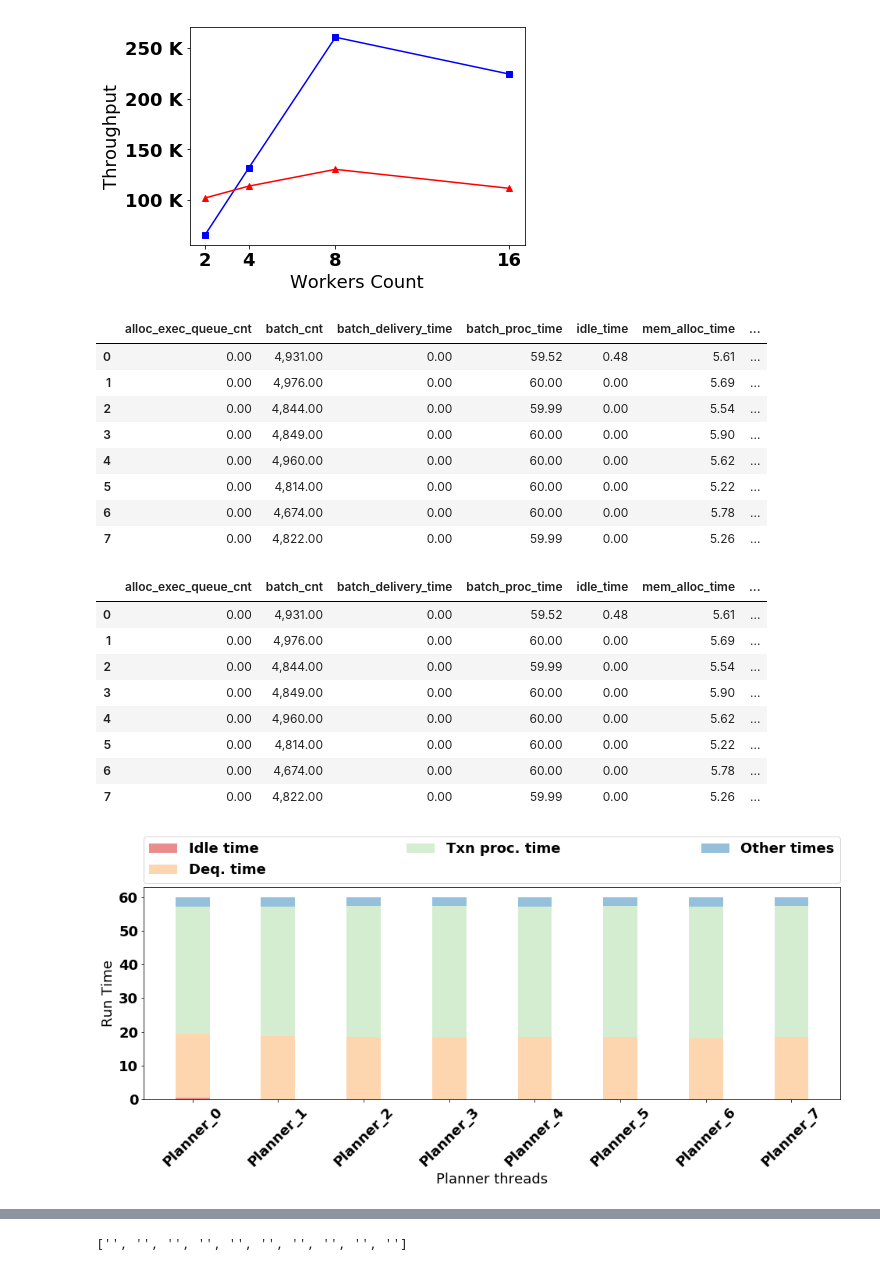
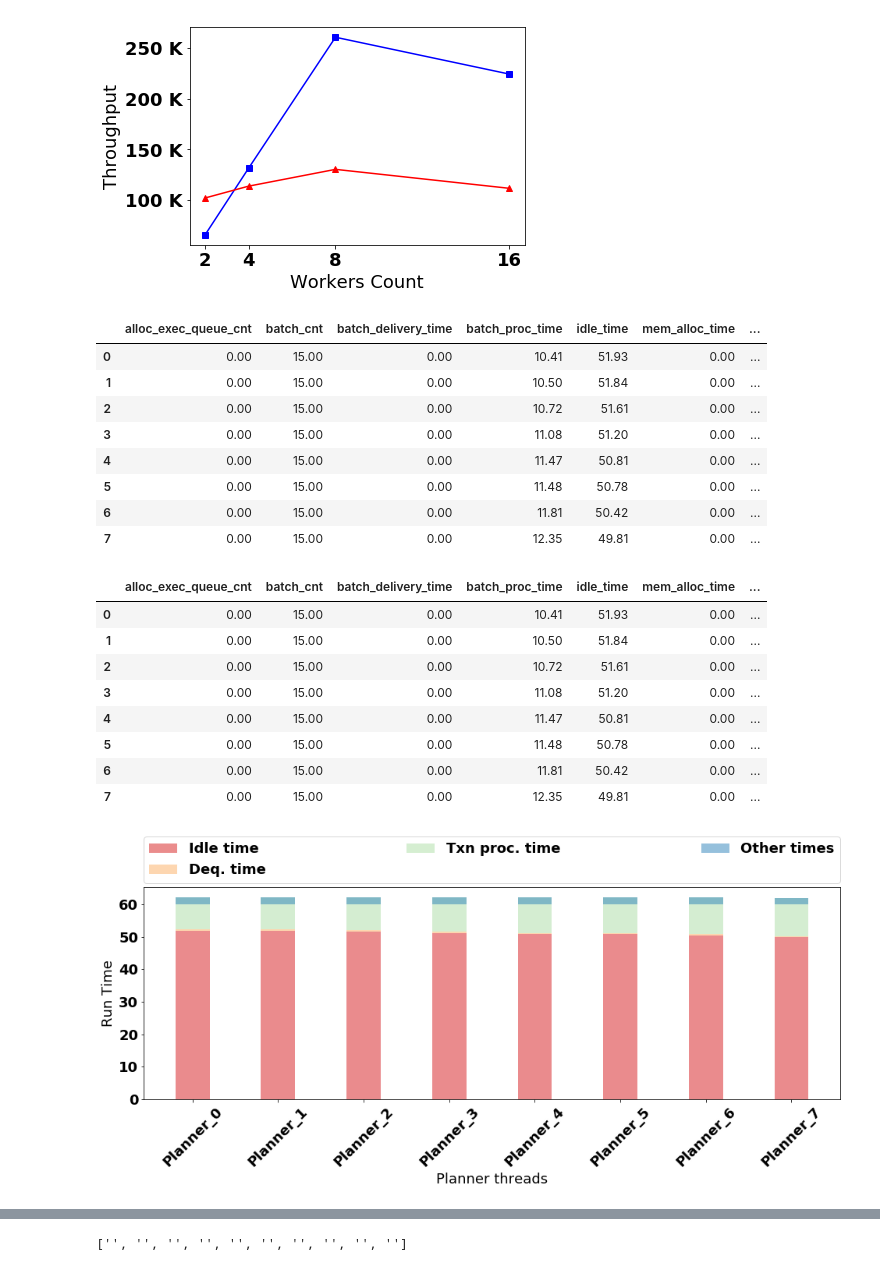
Before and after one commit to qadahtm/deneva, a Jupyter notebook: pynb/QueCC.ipynb, the cells around one changed output, grey strips where cells are left out. Drawn from its saved outputs; the diff is of its cells as text; code cells hidden in the pictures.

```diff
--- a/pynb/QueCC.ipynb
+++ b/pynb/QueCC.ipynb
@@ -603,7 +603,7 @@ df
 # %% [output]
 NameError: name 'df' is not defined
 # %%
-tpcc_neworder_only = "/Users/qadahtm/Dev/halstead/deneva_project/deneva/exp_results/all_neworder_tpcc_mpt"
+tpcc_neworder_only = "/Users/qadahtm/Dev/halstead/deneva_project/deneva/exp_results/all_neworder_tpcc_mpt_o3"
 df_tpcc_neworder_only = pd.DataFrame(parse_directory(tpcc_neworder_only))
 
 tpcc_neworder_only_quecc = "/Users/qadahtm/Dev/halstead/deneva_project/deneva/exp_results/all_neworder_tpcc_mpt_quecc"
@@ -614,15 +614,13 @@ del df_tpcc_neworder_only_quecc['commit_strategy']
 df_tpcc_neworder_only['workload'] = "NEWORDER_ONLY"
 df_tpcc_neworder_only_quecc['workload'] = "NEWORDER_ONLY"
 
-df_tpcc_neworder_only = df_tpcc_neworder_only[df_tpcc_neworder_only.cc_alg != 'QUECC']
+# df_tpcc_neworder_only = df_tpcc_neworder_only[df_tpcc_neworder_only.cc_alg != 'QUECC']
 
-grouped_tpcc_neworder_only_2 = df_tpcc_neworder_only.groupby(['cc_alg','workload','worker_cnt','pa_cnt']).agg(agg_req)
+grouped_tpcc_neworder_only = df_tpcc_neworder_only.groupby(['cc_alg','workload','worker_cnt','pa_cnt']).agg(agg_req)
 grouped_tpcc_neworder_only_quecc = df_tpcc_neworder_only_quecc.groupby(['cc_alg','workload','worker_cnt','pa_cnt']).agg(agg_req)
 
-grouped_tpcc_neworder_only = pd.concat([grouped_tpcc_neworder_only_2, grouped_tpcc_neworder_only_quecc])
-# grouped_tpcc_neworder_only = grouped_tpcc_neworder_only_quecc
-
-
+# grouped_tpcc_neworder_only = pd.concat([grouped_tpcc_neworder_only_2, grouped_tpcc_neworder_only_quecc])
+# grouped_tpcc_neworder_only = grouped_tpcc_neworder_only
 
 
 # tpcc_payment_only = "/Users/qadahtm/Dev/halstead/deneva_project/deneva/exp_results/all_payment_tpcc_spt"
@@ -671,7 +669,7 @@ for t in ztheta:
         line_labels.append(ll)
         yvals = list(grouped_f.loc[a,t]['tput'])
         yvals_s = list( map(lambda x : x/us, yvals))
-        xvals = list(grouped_f.loc[a,t].index.levels[0])
+        xvals = list(grouped_f.loc[a,t].index.levels[1])
         print(yvals)
         print(xvals)
         line_yvals.append(yvals_s)
@@ -1295,42 +1311,45 @@ def view_planner_from_file(_fname):
             m = re.search('(\[summary\]) (.+)', cline)
             if m:
                 sline = m.group(2).split(',')
                 for i, a in enumerate(sline):
                     mq = re.search('quecc\_plan(\d+)\_(\w+)=(-?\d+\.?\d*)', a)
                     if mq:
                         row = [mq.group(1), mq.group(2), mq.group(3)]
                         key = mq.group(2)
                         if key in res.keys():
                             res[mq.group(2)].append(float(mq.group(3)))
                         else:
                             res[mq.group(2)] =[float(mq.group(3))]
 #                         print(row)
 #                         print(a)
 #                 print(sline[0])
 #                 print(sline[1])
 #                 print(sline[2])
 #     print(res)
     return res;
 # fname = 'quecc_8p_8w_100mpr_16Mrec_s_t1.txt'
 # fname = 'quecc_12p_4w_100mpr_16Mrec_s_t1.txt'
 # fname = 'quecc_12p_4w_500Ktif_16Mrec_s_t1.txt'
 
 fname = 'quecc_8p_8w_1Mtif_16Mrec_s_t1.txt'
 fname = 'AFTERBATCHCOMP_pt8_et8_50_QUECC_s_t1_1_40.txt'
-time_data = view_planner_from_file(directory+"/"+fname)
+
+datafile = '/Users/qadahtm/Dev/halstead/deneva_project/deneva/exp_results/all_neworder_tpcc_mpt_o3/pa8_AFTERBATCHCOMP_pt8_et8_50_pptstrict_QUECC_s_t0_118_32.txt'
+# time_data = view_planner_from_file(directory+"/"+fname)
+time_data = view_planner_from_file(datafile)
 df = pd.DataFrame(time_data)
 # df['idle_time']
 df
 # %% [output]
 |  | alloc_exec_queue_cnt | batch_cnt | batch_delivery_time | batch_proc_time | idle_time | mem_alloc_time | ... |
-| 0 | 0.00 | 4,931.00 | 0.00 | 59.52 | 0.48 | 5.61 | ... |
-| 1 | 0.00 | 4,976.00 | 0.00 | 60.00 | 0.00 | 5.69 | ... |
-| 2 | 0.00 | 4,844.00 | 0.00 | 59.99 | 0.00 | 5.54 | ... |
-| 3 | 0.00 | 4,849.00 | 0.00 | 60.00 | 0.00 | 5.90 | ... |
-| 4 | 0.00 | 4,960.00 | 0.00 | 60.00 | 0.00 | 5.62 | ... |
-| 5 | 0.00 | 4,814.00 | 0.00 | 60.00 | 0.00 | 5.22 | ... |
-| 6 | 0.00 | 4,674.00 | 0.00 | 60.00 | 0.00 | 5.78 | ... |
-| 7 | 0.00 | 4,822.00 | 0.00 | 59.99 | 0.00 | 5.26 | ... |
+| 0 | 0.00 | 15.00 | 0.00 | 10.41 | 51.93 | 0.00 | ... |
+| 1 | 0.00 | 15.00 | 0.00 | 10.50 | 51.84 | 0.00 | ... |
+| 2 | 0.00 | 15.00 | 0.00 | 10.72 | 51.61 | 0.00 | ... |
+| 3 | 0.00 | 15.00 | 0.00 | 11.08 | 51.20 | 0.00 | ... |
+| 4 | 0.00 | 15.00 | 0.00 | 11.47 | 50.81 | 0.00 | ... |
+| 5 | 0.00 | 15.00 | 0.00 | 11.48 | 50.78 | 0.00 | ... |
+| 6 | 0.00 | 15.00 | 0.00 | 11.81 | 50.42 | 0.00 | ... |
+| 7 | 0.00 | 15.00 | 0.00 | 12.35 | 49.81 | 0.00 | ... |
 # %%
 def plot_planner_times(df):
     # Create the general blog and the "subplots" i.e. the bars
@@ -1421,15 +1440,15 @@ plot_planner_times(df)
 df
 # %% [output]
 |  | alloc_exec_queue_cnt | batch_cnt | batch_delivery_time | batch_proc_time | idle_time | mem_alloc_time | ... |
-| 0 | 0.00 | 4,931.00 | 0.00 | 59.52 | 0.48 | 5.61 | ... |
-| 1 | 0.00 | 4,976.00 | 0.00 | 60.00 | 0.00 | 5.69 | ... |
-| 2 | 0.00 | 4,844.00 | 0.00 | 59.99 | 0.00 | 5.54 | ... |
-| 3 | 0.00 | 4,849.00 | 0.00 | 60.00 | 0.00 | 5.90 | ... |
-| 4 | 0.00 | 4,960.00 | 0.00 | 60.00 | 0.00 | 5.62 | ... |
-| 5 | 0.00 | 4,814.00 | 0.00 | 60.00 | 0.00 | 5.22 | ... |
-| 6 | 0.00 | 4,674.00 | 0.00 | 60.00 | 0.00 | 5.78 | ... |
-| 7 | 0.00 | 4,822.00 | 0.00 | 59.99 | 0.00 | 5.26 | ... |
+| 0 | 0.00 | 15.00 | 0.00 | 10.41 | 51.93 | 0.00 | ... |
+| 1 | 0.00 | 15.00 | 0.00 | 10.50 | 51.84 | 0.00 | ... |
+| 2 | 0.00 | 15.00 | 0.00 | 10.72 | 51.61 | 0.00 | ... |
+| 3 | 0.00 | 15.00 | 0.00 | 11.08 | 51.20 | 0.00 | ... |
+| 4 | 0.00 | 15.00 | 0.00 | 11.47 | 50.81 | 0.00 | ... |
+| 5 | 0.00 | 15.00 | 0.00 | 11.48 | 50.78 | 0.00 | ... |
+| 6 | 0.00 | 15.00 | 0.00 | 11.81 | 50.42 | 0.00 | ... |
+| 7 | 0.00 | 15.00 | 0.00 | 12.35 | 49.81 | 0.00 | ... |
-[figure, old version]
+[figure, new version]
 # %%
 def view_exec_from_file(_fname):
     res = {}
```
Also changed, not shown: parts of 4 cells of this notebook, 6 other files.
